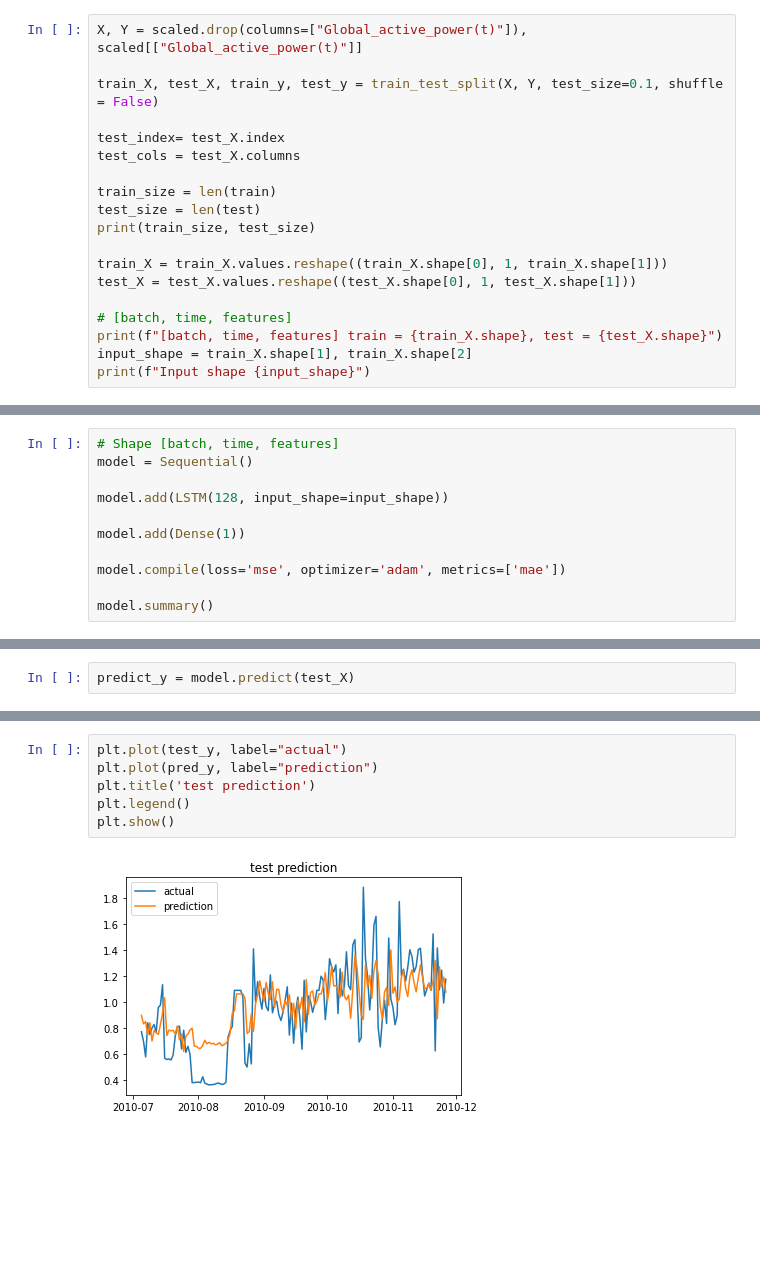
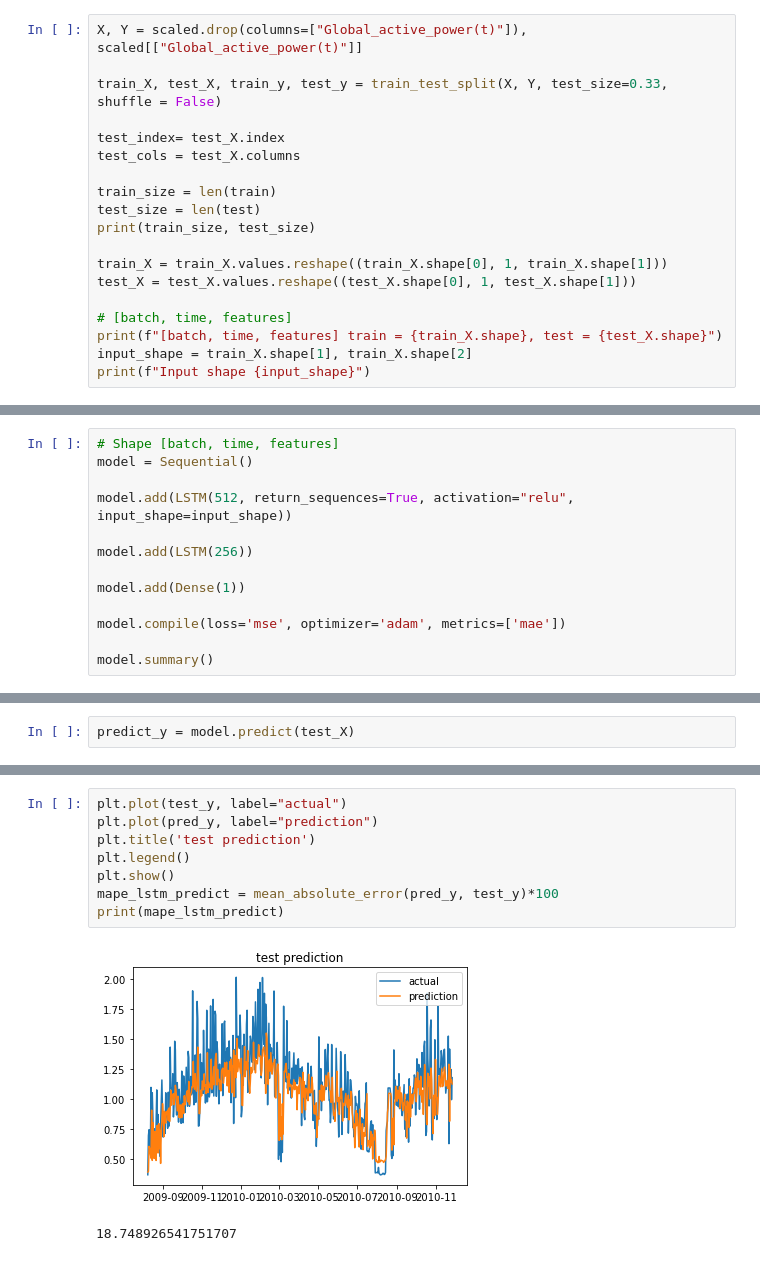
Before and after one commit to tjaros/ml-epc-project, a Jupyter notebook: analysis.ipynb, the cells around one changed output, grey strips where cells are left out. Cells and saved outputs as stored; diff of their text form; blank space fills up the shorter version.

Commit message:
refactor: add mape to LSTM

```diff
--- a/analysis.ipynb
+++ b/analysis.ipynb
@@ -502,7 +501,7 @@ scaled.head()
 # %%
 X, Y = scaled.drop(columns=["Global_active_power(t)"]), scaled[["Global_active_power(t)"]]
 
-train_X, test_X, train_y, test_y = train_test_split(X, Y, test_size=0.1, shuffle = False)
+train_X, test_X, train_y, test_y = train_test_split(X, Y, test_size=0.33, shuffle = False)
 
 test_index= test_X.index
 test_cols = test_X.columns
@@ -526,7 +525,9 @@ Input shape (1, 7)
 # Shape [batch, time, features]
 model = Sequential()
 
-model.add(LSTM(128, input_shape=input_shape))
+model.add(LSTM(512, return_sequences=True, activation="relu", input_shape=input_shape))
+
+model.add(LSTM(256))
 
 model.add(Dense(1))
 
@@ -594,8 +597,11 @@ predict_y.shape=(145, 1)
 # %%
 plt.plot(test_y, label="actual")
 plt.plot(pred_y, label="prediction")
 plt.title('test prediction')
 plt.legend()
 plt.show()
+mape_lstm_predict = mean_absolute_error(pred_y, test_y)*100
+print(mape_lstm_predict)
 # %% [output]
-[figure, old version]
+[figure, new version]
+18.748926541751707
```
Also changed, not shown: parts of 7 cells of this notebook.
